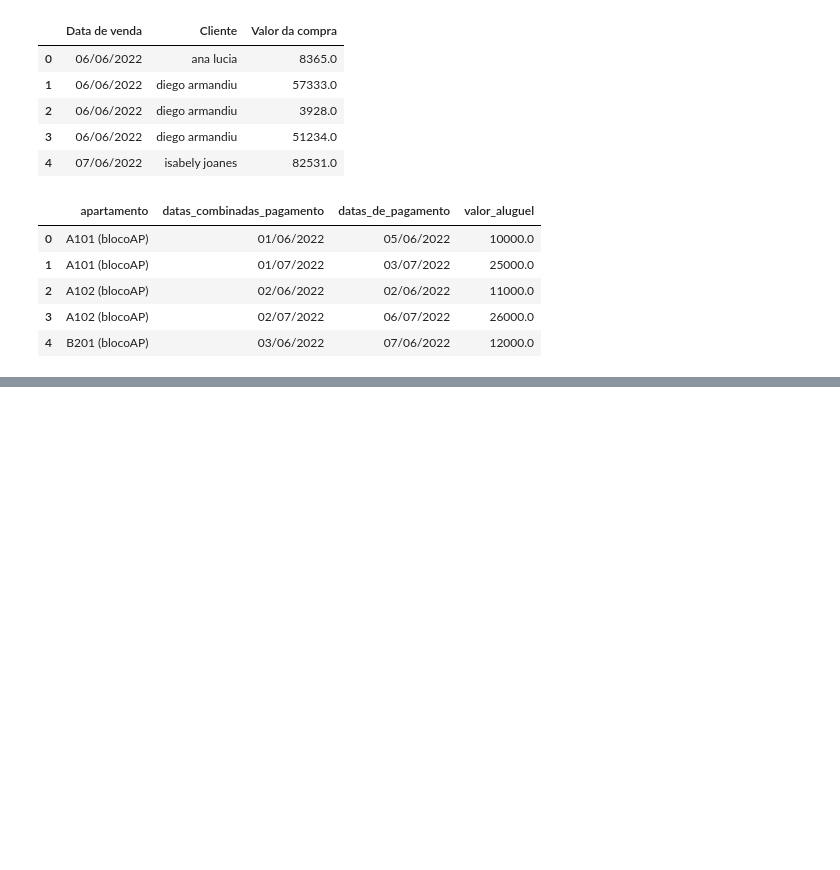
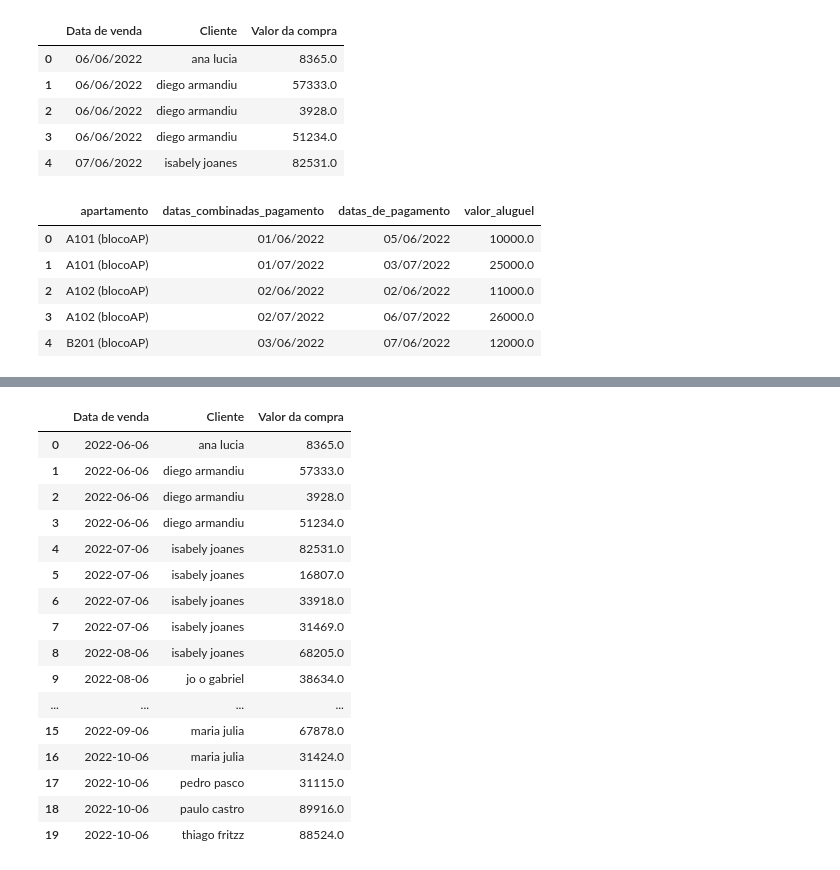
Before and after one commit to phfarath/Python-Projects, a Jupyter notebook: DataScience/Aprendendo/Pandas/ManipulandoDados.ipynb, the cells around one changed output, grey strips where cells are left out. Cells and saved outputs as stored; diff of their text form; code cells hidden in the pictures; blank space fills up the shorter version.

```diff
--- a/DataScience/Aprendendo/Pandas/ManipulandoDados.ipynb
+++ b/DataScience/Aprendendo/Pandas/ManipulandoDados.ipynb
@@ -466,0 +578,2 @@ df_locacao_imoveis.head()
+# %%
+df_vendas_clientes['Data de venda'] = pd.to_datetime(df_vendas_clientes['Data de venda'])
@@ -466,0 +593,20 @@ df_locacao_imoveis.head()
+# %%
+df_vendas_clientes
+# %% [output]
+|  | Data de venda | Cliente | Valor da compra |
+| 0 | 2022-06-06 | ana lucia | 8365.0 |
+| 1 | 2022-06-06 | diego armandiu | 57333.0 |
+| 2 | 2022-06-06 | diego armandiu | 3928.0 |
+| 3 | 2022-06-06 | diego armandiu | 51234.0 |
+| 4 | 2022-07-06 | isabely joanes | 82531.0 |
+| 5 | 2022-07-06 | isabely joanes | 16807.0 |
+| 6 | 2022-07-06 | isabely joanes | 33918.0 |
+| 7 | 2022-07-06 | isabely joanes | 31469.0 |
+| 8 | 2022-08-06 | isabely joanes | 68205.0 |
+| 9 | 2022-08-06 | jo o gabriel | 38634.0 |
+| ... | ... | ... | ... |
+| 15 | 2022-09-06 | maria julia | 67878.0 |
+| 16 | 2022-10-06 | maria julia | 31424.0 |
+| 17 | 2022-10-06 | pedro pasco | 31115.0 |
+| 18 | 2022-10-06 | paulo castro | 89916.0 |
+| 19 | 2022-10-06 | thiago fritzz | 88524.0 |
```
Also changed, not shown: parts of 22 cells of this notebook.
